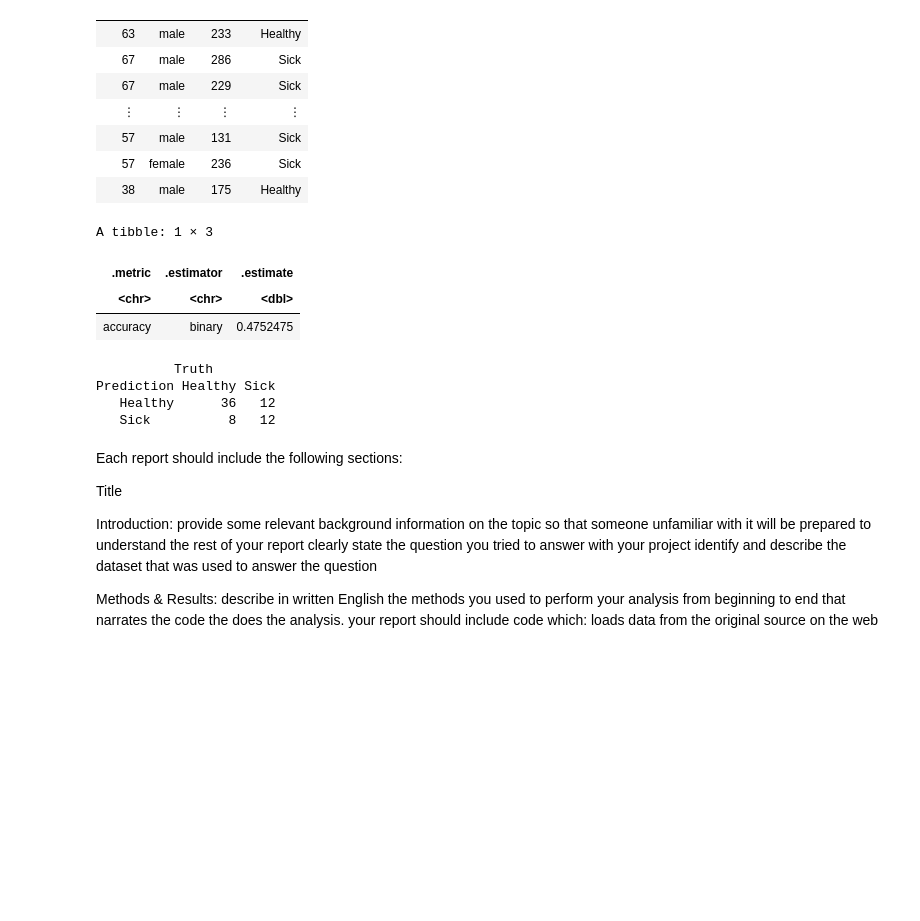
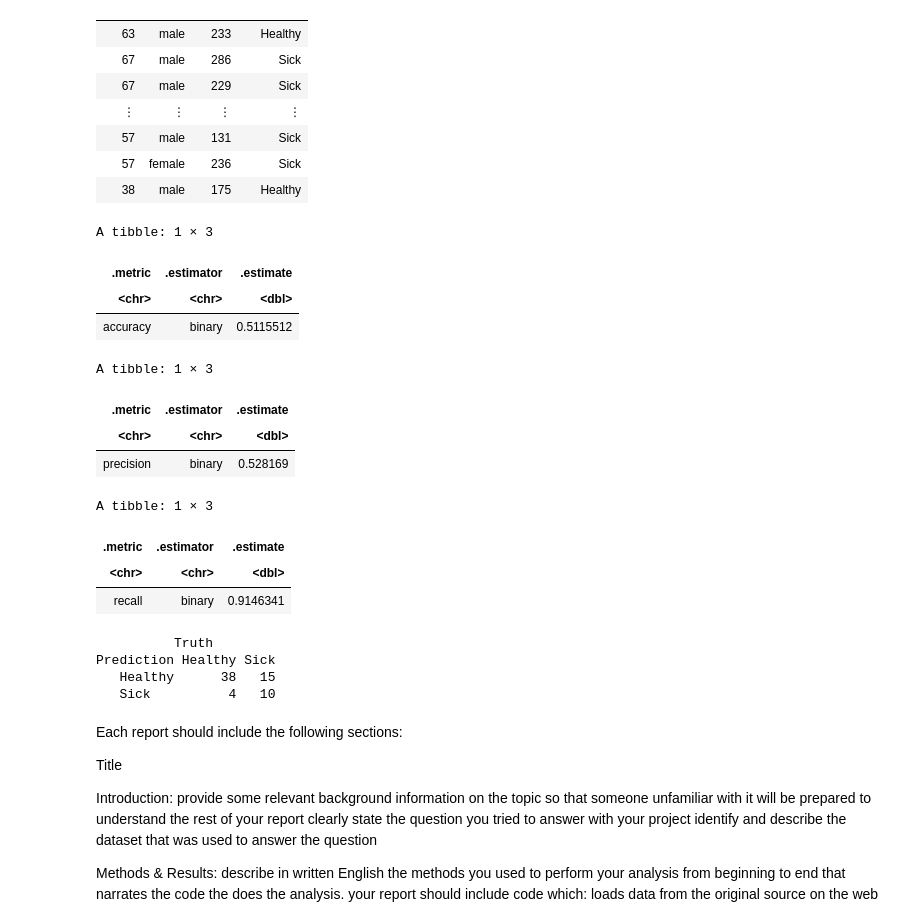
Before and after one commit to ANGUO17/dsci-100-2023w2-group-06, a Jupyter notebook: Group Project Report.ipynb, the cells around one changed output. Drawn from its saved outputs; the diff is of its cells as text; code cells hidden in the pictures; blank space fills up the shorter version.

```diff
--- a/Group Project Report.ipynb
+++ b/Group Project Report.ipynb
@@ -135,7 +136,9 @@ hungary_recipe <- recipe(diagnosis ~ age + sex + chol  , data = data_training2)
 
 #male = 1, female = 2
 # %%
-hungary_vfold <-  vfold_cv(data_training2, v = 10, strata = diagnosis)
+
+
+hungary_vfold <-  vfold_cv(data_training2, v = 5, strata = diagnosis)
 hungary_spec <- nearest_neighbor(weight_func = 'rectangular', neighbors = tune()) |>
     set_engine("kknn") |>
     set_mode("classification")
@@ -151,17 +154,5 @@ best_fit <- workflow() |>
     filter(.metric == "accuracy") |>
     select(neighbors, mean) |>
     arrange(desc(mean))
-
-
-best_k <- best_fit |>
-    slice(1) |>
-    pull(1)
-
-
-best_k_plot <- best_fit |>
-    ggplot(aes(x = neighbors, y = mean)) +
-    geom_point() +
-    geom_line() +
-    labs(x = "Neighbours", y = "Accuracy")
-best_k_plot
+best_fit
 # %% [output]
@@ -267,29 +302,46 @@ A tibble: 303 × 4
 # %%
 cleveland_clean <- cleveland_data_processed |>
     mutate(sex = as.numeric(sex))
 
 cleveland_predictions <- predict(hungary_fit, cleveland_clean) |>
                       bind_cols(cleveland_data_processed)
 
 
 cleveland_metrics <- cleveland_predictions |>
     metrics(truth = diagnosis, estimate = .pred_class) |>
     filter(.metric == "accuracy")
 cleveland_metrics
 
+cleveland_precision <- cleveland_predictions |>
+     precision(truth = diagnosis, estimate = .pred_class, event_level="first") |>
+     filter(.metric == "precision")
+cleveland_precision
+
+cleveland_recall <- cleveland_predictions |>
+    recall(truth = diagnosis, estimate = .pred_class, event_level = "first") |>
+    filter(.metric == "recall")
+cleveland_recall
 
 cleveland_conf_mat<- hungary_predictions |>
     conf_mat(truth = diagnosis, estimate = .pred_class)
 cleveland_conf_mat
 # %% [output]
 A tibble: 1 × 3
 | .metric | .estimator | .estimate |
 | <chr> | <chr> | <dbl> |
-| accuracy | binary | 0.4752475 |
+| accuracy | binary | 0.5115512 |
-          Truth
-Prediction Healthy Sick
-   Healthy      36   12
-   Sick          8   12
+A tibble: 1 × 3
+| .metric | .estimator | .estimate |
+| <chr> | <chr> | <dbl> |
+| precision | binary | 0.528169 |
+A tibble: 1 × 3
+| .metric | .estimator | .estimate |
+| <chr> | <chr> | <dbl> |
+| recall | binary | 0.9146341 |
+          Truth
+Prediction Healthy Sick
+   Healthy      38   15
+   Sick          4   10
 # %% [markdown]
 Each report should include the following sections:
 
```
Also changed, not shown: parts of 5 cells of this notebook.
